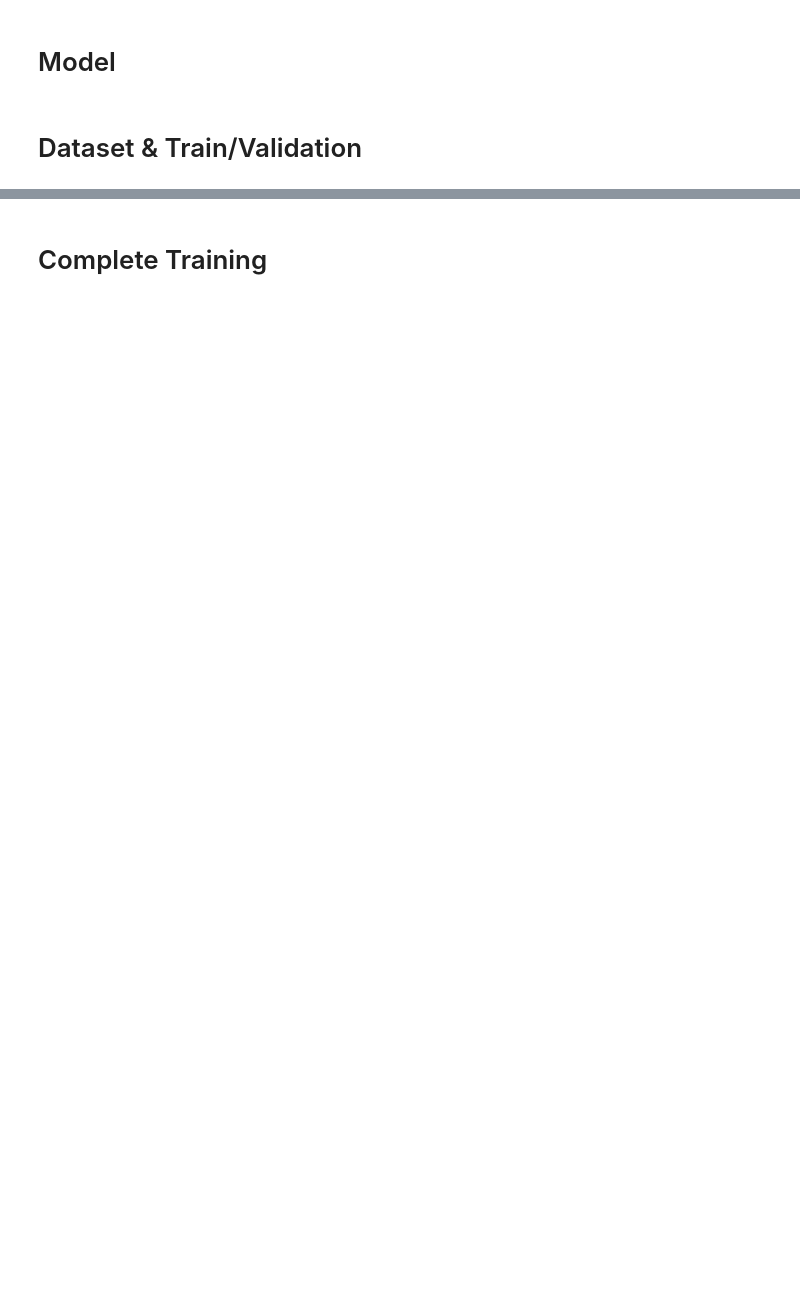
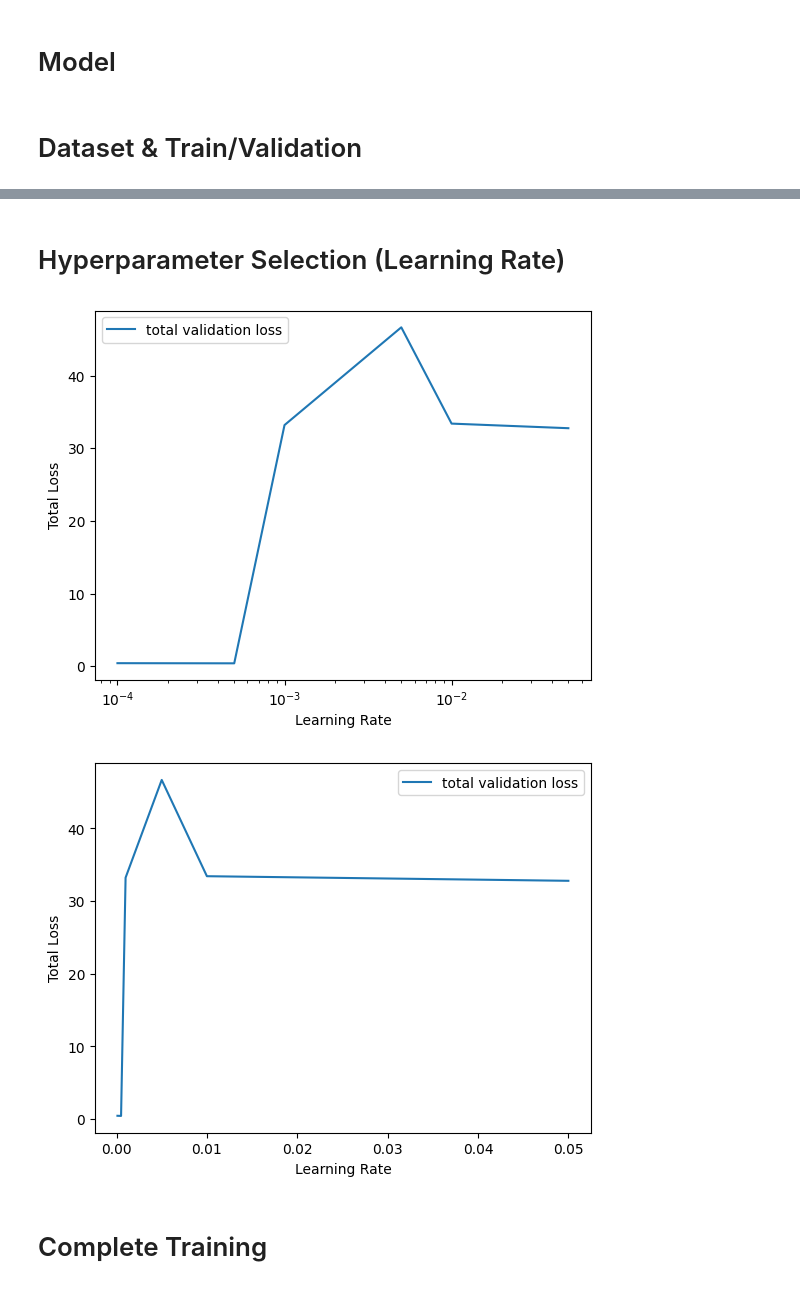
Before and after one commit to eunice-nwaobi/ENGG-680-Project, a Jupyter notebook: model/adaptedMeijer.ipynb, the cells around one changed output, grey strips where cells are left out. Drawn from its saved outputs; the diff is of its cells as text; code cells hidden in the pictures; blank space fills up the shorter version.

```diff
--- a/model/adaptedMeijer.ipynb
+++ b/model/adaptedMeijer.ipynb
@@ -200,23 +239,39 @@ AxisError: axis 1 is out of bounds for array of dimension 1
+# %% [markdown]
+# Hyperparameter Selection (Learning Rate)
 # %%
 #plt.semilogx(np.array(learning_rates), trainErr.numpy(), label="total training loss")
-plt.semilogx(np.array(learningRates), lrLossesMean, label="total validation loss")
+saveFigsFiles = f"{pre}figures/"
+learningRates = np.load(f"{saveFigsFiles}learningRates.npy")
+lrLossesMean = np.load(f"{saveFigsFiles}lrLossesMean.npy")
+# with open(f"{saveFigsFiles}learningRates.npy", "wb") as f:
+#     np.save(f, np.array(learningRates))
+
+# with open(f"{saveFigsFiles}lrLossesMean.npy", "wb") as f:
+#     np.save(f, lrLossesMean)
+
+plt.semilogx(learningRates, lrLossesMean, label="total validation loss")
 plt.ylabel("Total Loss")
 plt.xlabel("Learning Rate")
 plt.legend()
+plt.savefig(f"{saveFigsFiles}validation.png")
 plt.show()
 
-plt.plot(np.array(learningRates), lrLossesMean, label="total validation loss")
+plt.plot(learningRates, lrLossesMean, label="total validation loss")
 plt.ylabel("Total Loss")
 plt.xlabel("Learning Rate")
 plt.legend()
+plt.savefig(f"{saveFigsFiles}validation-semilog.png")
 plt.show()
 
 # we are looking for precision/recall given imbalanced dataset
 
 # for net, lr in zip(Models, learningRates):
 #     yhat = net(valSet.x)
 #     plt.plot(valSet.x.numpy(), yhat.detach().numpy(), label=f"learning rate {str(lr)}")
 # plt.plot(valSet.x.numpy(), valSet.func.numpy())
+# %% [output]
+[figure, added]
+[figure, added]
 # %% [markdown]
 # Complete Training
 # %%
```
Also changed, not shown: parts of 20 cells of this notebook, 56 other files.
